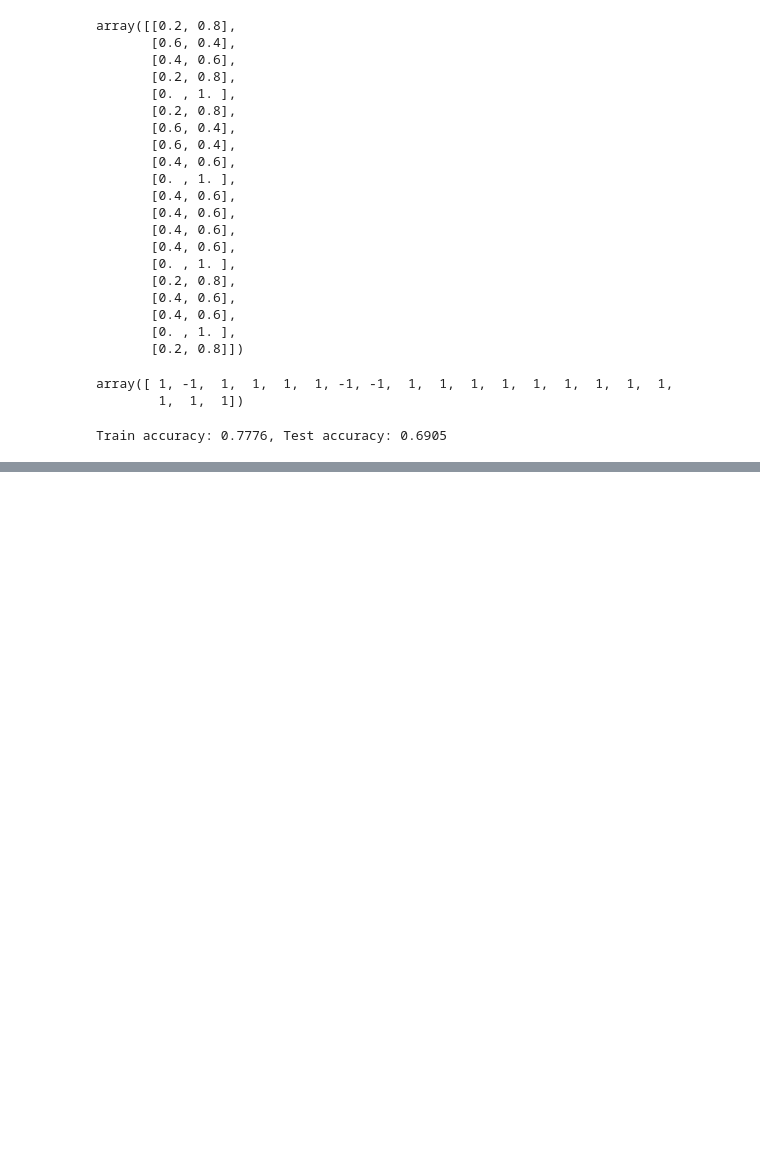
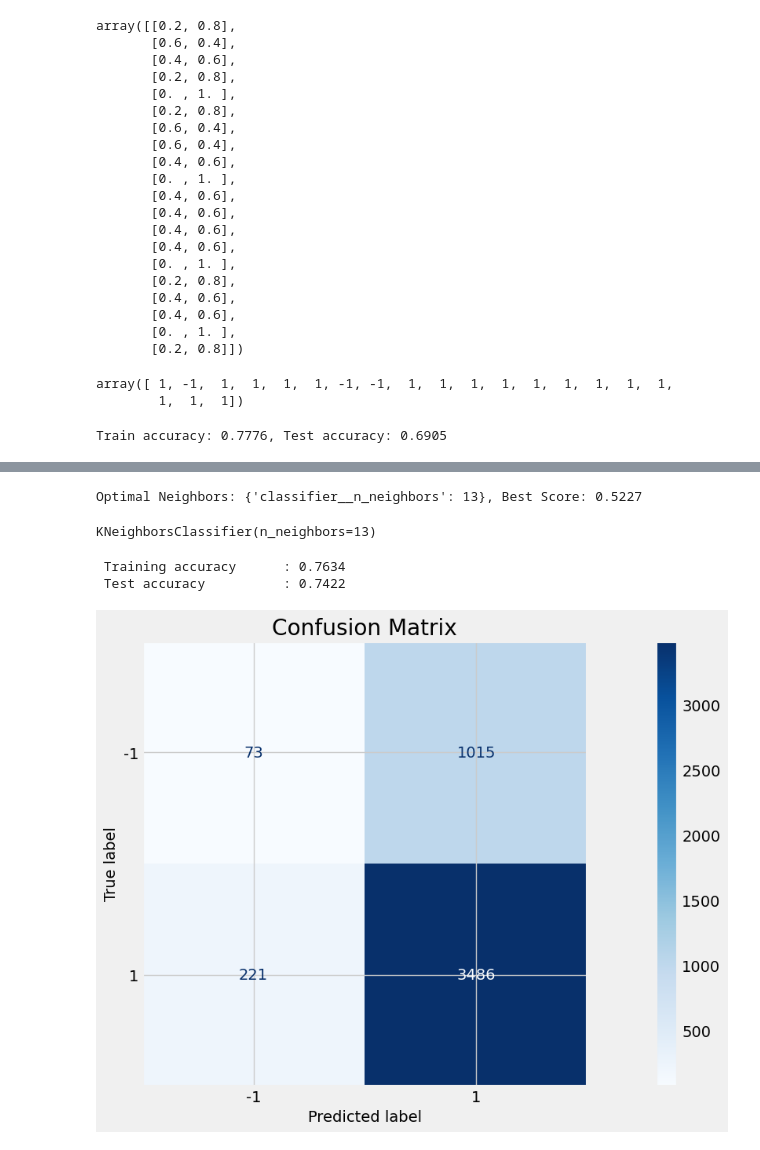
Before and after one commit to JoaoJungblut/QuantFinanceTraining, a Jupyter notebook: PythonLabs/pythonlab13.ipynb, the cells around one changed output, grey strips where cells are left out. Drawn from its saved outputs; the diff is of its cells as text; code cells hidden in the pictures; blank space fills up the shorter version.

```diff
--- a/PythonLabs/pythonlab13.ipynb
+++ b/PythonLabs/pythonlab13.ipynb
@@ -179,0 +228,4 @@ Train accuracy: 0.7776, Test accuracy: 0.6905
+# %%
+# Cross-validation
+tscv = TimeSeriesSplit(n_splits=5,
+                       gap=1)
@@ -179,0 +252,6 @@ Train accuracy: 0.7776, Test accuracy: 0.6905
+# %%
+# Perform Gridsearch and fit
+param_grid = {'classifier__n_neighbors': np.arange(1, 51, 1)}
+
+gs = GridSearchCV(model, param_grid, scoring='roc_auc', n_jobs=1, cv=tscv, verbose=1)
+gs.fit(X_train, y_train)
@@ -179,0 +268,40 @@ Train accuracy: 0.7776, Test accuracy: 0.6905
+# %%
+# Best params and scores
+print(f'Optimal Neighbors: {gs.best_params_}, Best Score: {round(gs.best_score_, 4)}')
+# %% [output]
+Optimal Neighbors: {'classifier__n_neighbors': 13}, Best Score: 0.5227
+# %%
+# Instantiate KNN model with search param
+clf = KNeighborsClassifier(n_neighbors=gs.best_params_['classifier__n_neighbors'])
+
+# Fit the model
+clf.fit(X_train, y_train)
+# %% [output]
+KNeighborsClassifier(n_neighbors=13)
+# %%
+# Predicting the test dataset
+y_pred = clf.predict(X_test)
+
+# Predict probabilities
+y_proba = clf.predict_proba(X_test)[:,1]
+
+# Measure accuracy
+acc_train = accuracy_score(y_train, clf.predict(X_train))
+acc_test = accuracy_score(y_test, y_pred)
+
+# Print accuracy
+print(f'\n Training accuracy \t: {acc_train:0.4} \n Test accuracy \t\t: {acc_test:0.4}')
+# %% [output]
+ Training accuracy      : 0.7634
+ Test accuracy          : 0.7422
+# %%
+# Display confusion matrix
+disp = ConfusionMatrixDisplay.from_estimator(clf,
+                                             X_test,
+                                             y_test,
+                                             display_labels=model.classes_,
+                                             cmap=plt.cm.Blues)
+plt.title('Confusion Matrix')
+plt.show()
+# %% [output]
+[figure, added]
```
Also changed, not shown: parts of 9 cells of this notebook.
